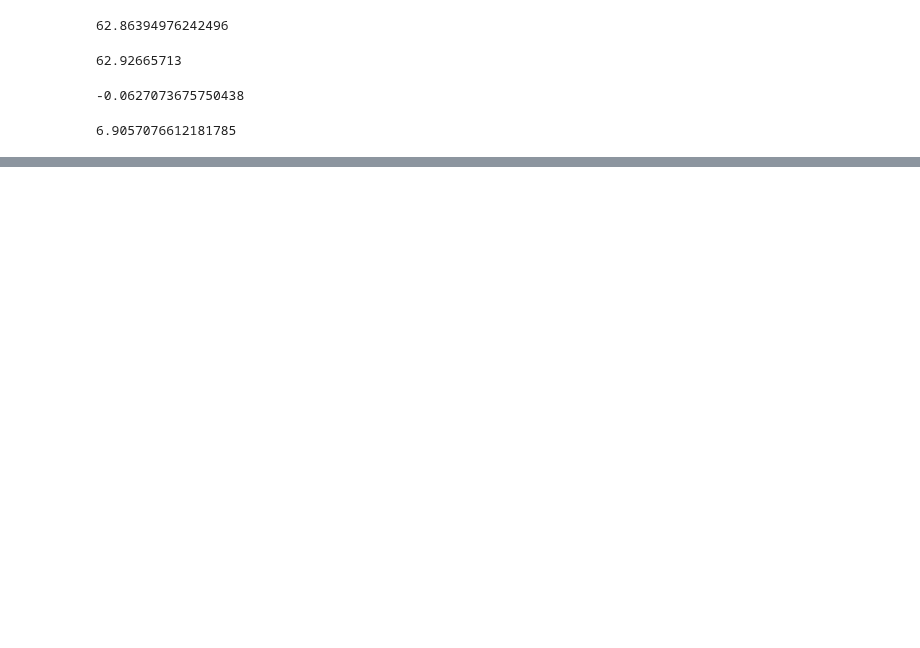
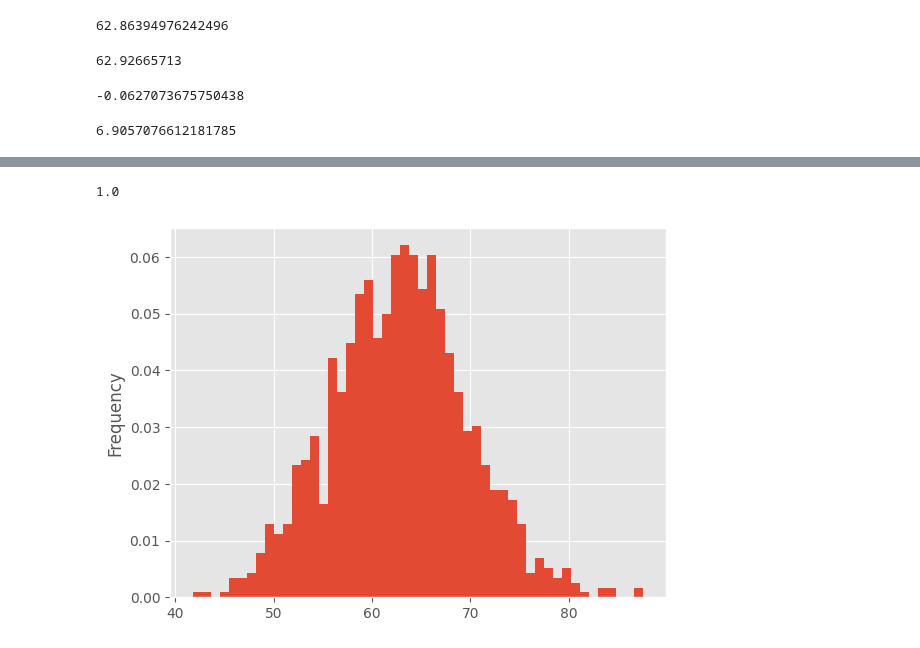
Before and after one commit to Manish-Kumar-9782/Tutorials-, a Jupyter notebook: Python DataScience/matplotlib.ipynb, the cells around one changed output, grey strips where cells are left out. Cells and saved outputs as stored; diff of their text form; code cells hidden in the pictures; blank space fills up the shorter version.

```diff
--- a/Python DataScience/matplotlib.ipynb
+++ b/Python DataScience/matplotlib.ipynb
@@ -77,0 +122,8 @@ df.temperature.std()
+# %%
+table_x["Relative Frequency Table"].sum()
+# %% [output]
+1.0
+# %%
+df.temperature.plot.hist(density=True, bins=50);
+# %% [output]
+[figure, added]
```
Also changed, not shown: parts of 19 cells of this notebook.
